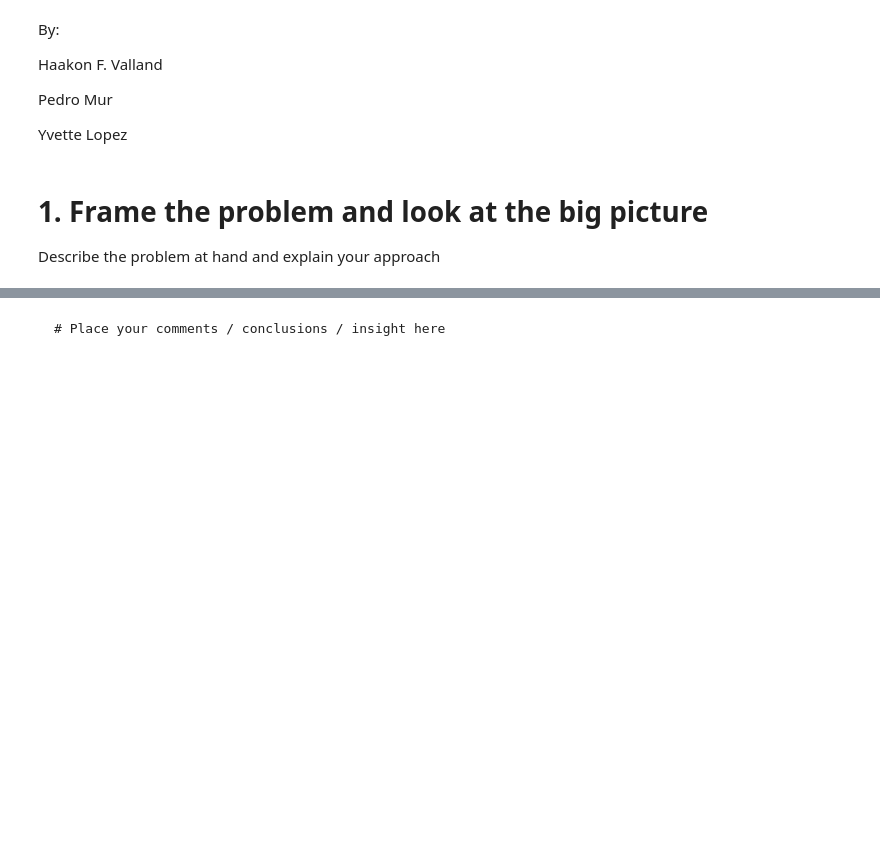
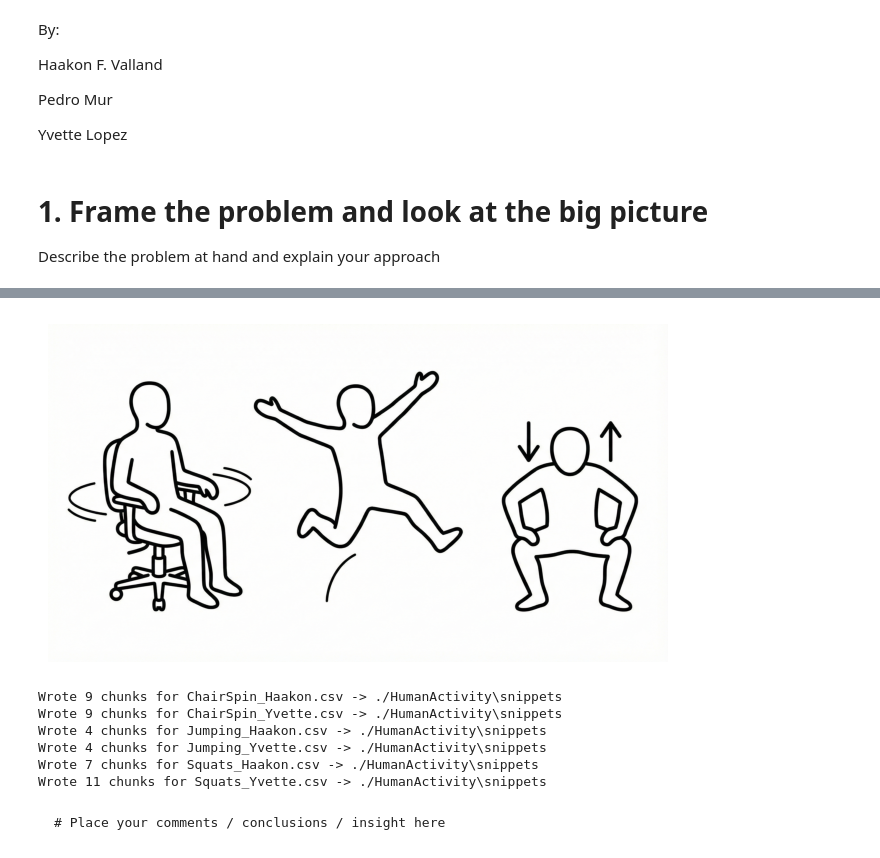
Before and after one commit to pedmur/AIS7, a Jupyter notebook: Group_Assignment1_HumanActivity.ipynb, the cells around one changed output, grey strips where cells are left out. Drawn from its saved outputs; the diff is of its cells as text; code cells hidden in the pictures; blank space fills up the shorter version.

````diff
--- a/Group_Assignment1_HumanActivity.ipynb
+++ b/Group_Assignment1_HumanActivity.ipynb
@@ -71,3 +82,71 @@ Initialize the system, get all needed libraries, retreive the data and import it
+# %%
+import matplotlib.pyplot as plt
+import matplotlib.image as mpimg
+img = mpimg.imread('Others/Actions.png')
+plt.figure(figsize=(8,6))
+plt.imshow(img)
+plt.axis('off')
+plt.show()
+# %% [output]
+[figure, added]
+# %%
+#Responsible: Pedro
+import os
+import re
+import math
+import pandas as pd
+import numpy as np
+
+#This code processes Phyphox CSV files to extract statistical features from accelerometer and gyroscope data.
+# It splits large CSV files into smaller chunks and computes mean, standard deviation, min, and max for each axis.
+
+#CSV splitter
+def split_csv_into_chunks(input_folder, output_folder=None, chunk_size=200, sep=';', decimal=','):
+    if output_folder is None:
+        output_folder = os.path.join(input_folder, 'snippets')
+    os.makedirs(output_folder, exist_ok=True)
+
+    for fname in os.listdir(input_folder):
+        if not fname.lower().endswith('.csv'):
+            continue
+        in_path = os.path.join(input_folder, fname)
+        try:
+            df = pd.read_csv(in_path, sep=sep, decimal=decimal)
+        except Exception as e:
+            print(f"Skipping {fname}: read error: {e}")
+            continue
+
+        nrows = len(df)
+        if nrows == 0:
+            print(f"Skipping {fname}: empty file")
+            continue
+
+        base = os.path.splitext(fname)[0].replace(' ', '_')
+        parts = math.ceil(nrows / chunk_size)
+        for i in range(parts):
+            start = i * chunk_size
+            end = start + chunk_size
+            chunk = df.iloc[start:end].copy()
+            out_name = f"{base}_part{i+1:03d}.csv"
+            out_path = os.path.join(output_folder, out_name)
+            chunk.to_csv(out_path, index=False, sep=sep, decimal=decimal)
+        print(f"Wrote {parts} chunks for {fname} -> {output_folder}")
+
+    return output_folder
+
+
+# 1. CHANGE THIS PATH to the folder containing your Phyphox CSV files
+my_folder_path = './HumanActivity'
+
+# Split originals into snippets
+snippets_folder = split_csv_into_chunks('./HumanActivity', chunk_size=200)
+# %% [output]
+Wrote 9 chunks for ChairSpin_Haakon.csv -> ./HumanActivity\snippets
+Wrote 9 chunks for ChairSpin_Yvette.csv -> ./HumanActivity\snippets
+Wrote 4 chunks for Jumping_Haakon.csv -> ./HumanActivity\snippets
+Wrote 4 chunks for Jumping_Yvette.csv -> ./HumanActivity\snippets
+Wrote 7 chunks for Squats_Haakon.csv -> ./HumanActivity\snippets
+Wrote 11 chunks for Squats_Yvette.csv -> ./HumanActivity\snippets
 # %% [markdown]
 ```
 # Place your comments / conclusions / insight here
````
Also changed, not shown: parts of 14 cells of this notebook, 4 other files.
